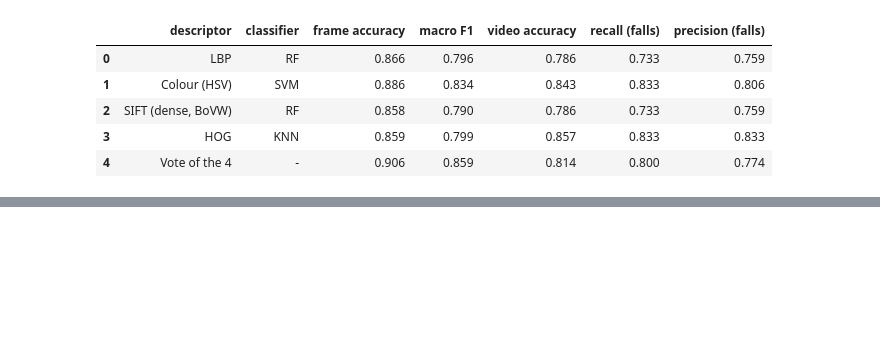
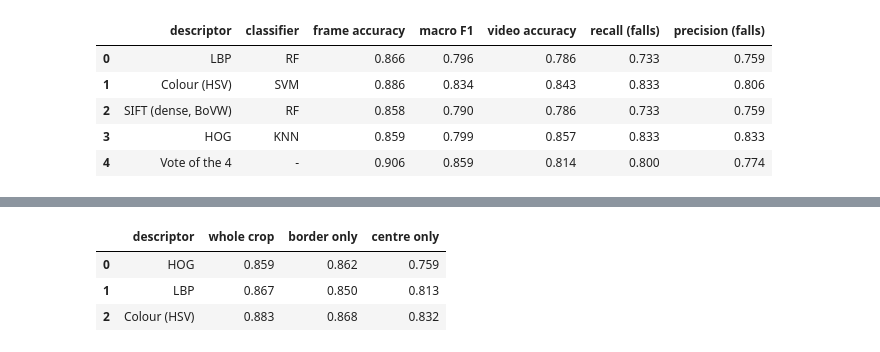
Before and after one commit to MahranAmor/UR-Fall-Detection, a Jupyter notebook: notebooks/08_traditional_benchmark.ipynb, the cells around one changed output, grey strips where cells are left out. Cells and saved outputs as stored; diff of their text form; code cells hidden in the pictures; blank space fills up the shorter version.

```diff
--- a/notebooks/08_traditional_benchmark.ipynb
+++ b/notebooks/08_traditional_benchmark.ipynb
@@ -189,0 +217,44 @@ Again: better postures ≠ better video answer, and the vote cannot fix the 6 vi
+# %%
+import cv2
+from skimage.feature import hog, local_binary_pattern
+from sklearn.model_selection import PredefinedSplit
+from sklearn.neighbors import KNeighborsClassifier
+
+z = np.load(PROC / "crops64.npz")
+crops_of = {key: crop for key, crop in zip(zip(z["video"].tolist(), z["frame"].tolist()), z["crops"])}
+crops = np.stack([crops_of[key] for key in zip(frames.video, frames.frame)])
+fold_of = {}
+videos = np.array(sorted(frames.video.unique()))
+splitter = StratifiedKFold(n_splits=5, shuffle=True, random_state=42)
+for k, (_, test) in enumerate(splitter.split(videos, np.char.startswith(videos.astype(str), "fall").astype(int))):
+    fold_of.update({v: k for v in videos[test]})
+cv = PredefinedSplit(frames.video.map(fold_of).to_numpy())
+
+def regions(image, n=4):
+    side = image.shape[0] // n
+    return [np.ascontiguousarray(image[a * side:(a + 1) * side, b * side:(b + 1) * side]) for a in range(n) for b in range(n)]
+
+def describe(image, name):   # the same descriptors as notebooks 04, 05 and 06
+    gray = cv2.cvtColor(image, cv2.COLOR_RGB2GRAY)
+    if name == "HOG":
+        return hog(gray, orientations=9, pixels_per_cell=(16, 16), cells_per_block=(2, 2))
+    if name == "LBP":
+        codes = local_binary_pattern(gray, P=8, R=1, method="nri_uniform").astype(int)
+        return np.hstack([np.bincount(r.ravel(), minlength=59) / r.size for r in regions(codes)])
+    hsv = cv2.cvtColor(image, cv2.COLOR_RGB2HSV)
+    return np.hstack([cv2.calcHist([r], [0, 1, 2], None, [8, 4, 4], [0, 180, 0, 256, 0, 256]).ravel() / r[..., 0].size for r in regions(hsv)])
+
+centre = np.zeros((64, 64, 1), np.uint8); centre[16:48, 16:48] = 1
+rows = []
+for name in ["HOG", "LBP", "Colour (HSV)"]:
+    row = {"descriptor": name}
+    for part, mask in [("whole crop", np.ones_like(centre)), ("border only", 1 - centre), ("centre only", centre)]:
+        X = np.stack([describe(np.ascontiguousarray(c * mask), name) for c in crops]).astype(np.float32)
+        row[part] = accuracy_score(y, cross_val_predict(KNeighborsClassifier(n_neighbors=5), X, y, cv=cv))
+    rows.append(row)
+pd.DataFrame(rows).round(3)
+# %% [output]
+|  | descriptor | whole crop | border only | centre only |
+| 0 | HOG | 0.859 | 0.862 | 0.759 |
+| 1 | LBP | 0.867 | 0.850 | 0.813 |
+| 2 | Colour (HSV) | 0.883 | 0.868 | 0.832 |
```
Also changed, not shown: parts of 21 cells of this notebook, 6 other files.
